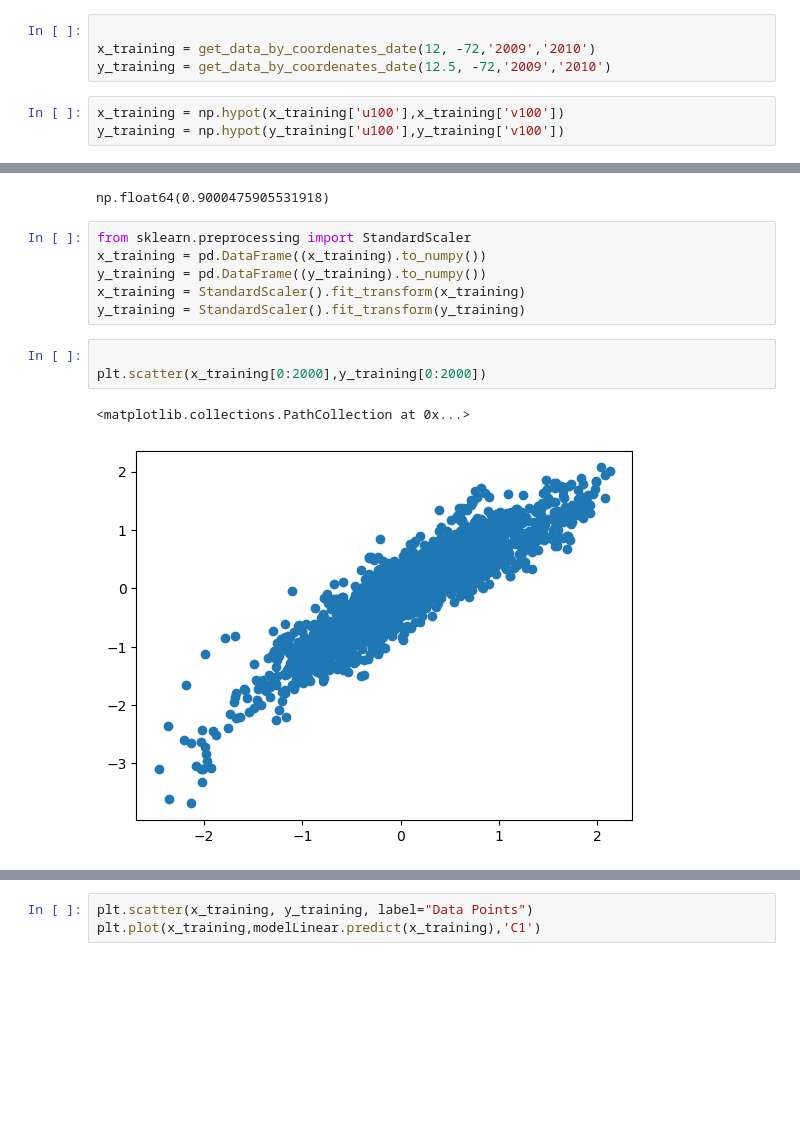
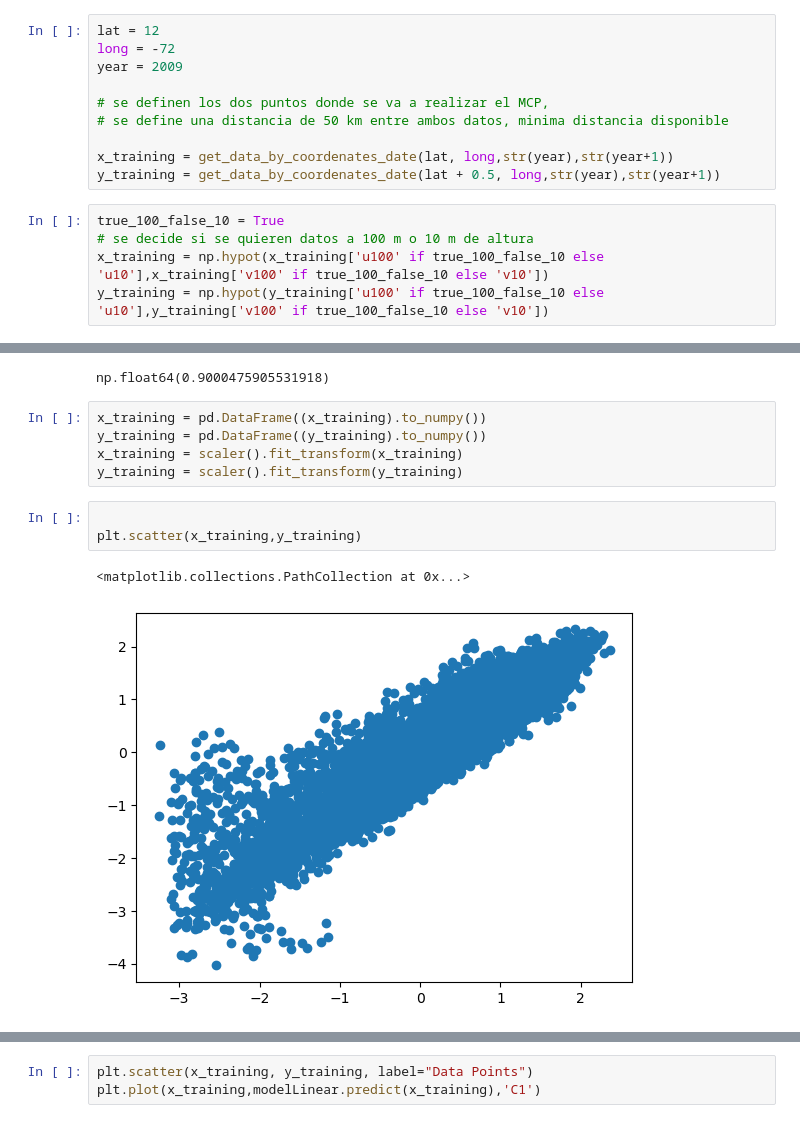
Before and after one commit to smartinezg2018/MCP, a Jupyter notebook: notebook.ipynb, the cells around one changed output, grey strips where cells are left out. Drawn from its saved outputs; the diff is of its cells as text; blank space fills up the shorter version.

```diff
--- a/notebook.ipynb
+++ b/notebook.ipynb
@@ -84,28 +85,35 @@ def get_data_by_coordenates_date(lat,long,start,end):
         acum = xr.concat([acum,temporal],dim = "valid_time")
     return acum.to_dataframe()
 # %%
+lat = 12
+long = -72
+year = 2009
 
-x_training = get_data_by_coordenates_date(12, -72,'2009','2010')
-y_training = get_data_by_coordenates_date(12.5, -72,'2009','2010')
+# se definen los dos puntos donde se va a realizar el MCP,
+# se define una distancia de 50 km entre ambos datos, minima distancia disponible
+
+x_training = get_data_by_coordenates_date(lat, long,str(year),str(year+1))
+y_training = get_data_by_coordenates_date(lat + 0.5, long,str(year),str(year+1))
 # %%
-x_training = np.hypot(x_training['u100'],x_training['v100'])
-y_training = np.hypot(y_training['u100'],y_training['v100'])
+true_100_false_10 = True
+# se decide si se quieren datos a 100 m o 10 m de altura
+x_training = np.hypot(x_training['u100' if true_100_false_10 else 'u10'],x_training['v100' if true_100_false_10 else 'v10'])
+y_training = np.hypot(y_training['u100' if true_100_false_10 else 'u10'],y_training['v100' if true_100_false_10 else 'v10'])
 # %%
 np.corrcoef(x_training,y_training)[0][1]
 # %% [output]
 np.float64(0.9000475905531918)
 # %%
-from sklearn.preprocessing import StandardScaler
 x_training = pd.DataFrame((x_training).to_numpy())
 y_training = pd.DataFrame((y_training).to_numpy())
-x_training = StandardScaler().fit_transform(x_training)
-y_training = StandardScaler().fit_transform(y_training)
+x_training = scaler().fit_transform(x_training)
+y_training = scaler().fit_transform(y_training)
 # %%
 
-plt.scatter(x_training[0:2000],y_training[0:2000])
+plt.scatter(x_training,y_training)
 # %% [output]
 <matplotlib.collections.PathCollection at 0x...>
-[figure, old version]
+[figure, new version]
 # %%
 from sklearn.linear_model import Ridge, LinearRegression,LassoCV
 
```
Also changed, not shown: parts of 2 cells of this notebook.
